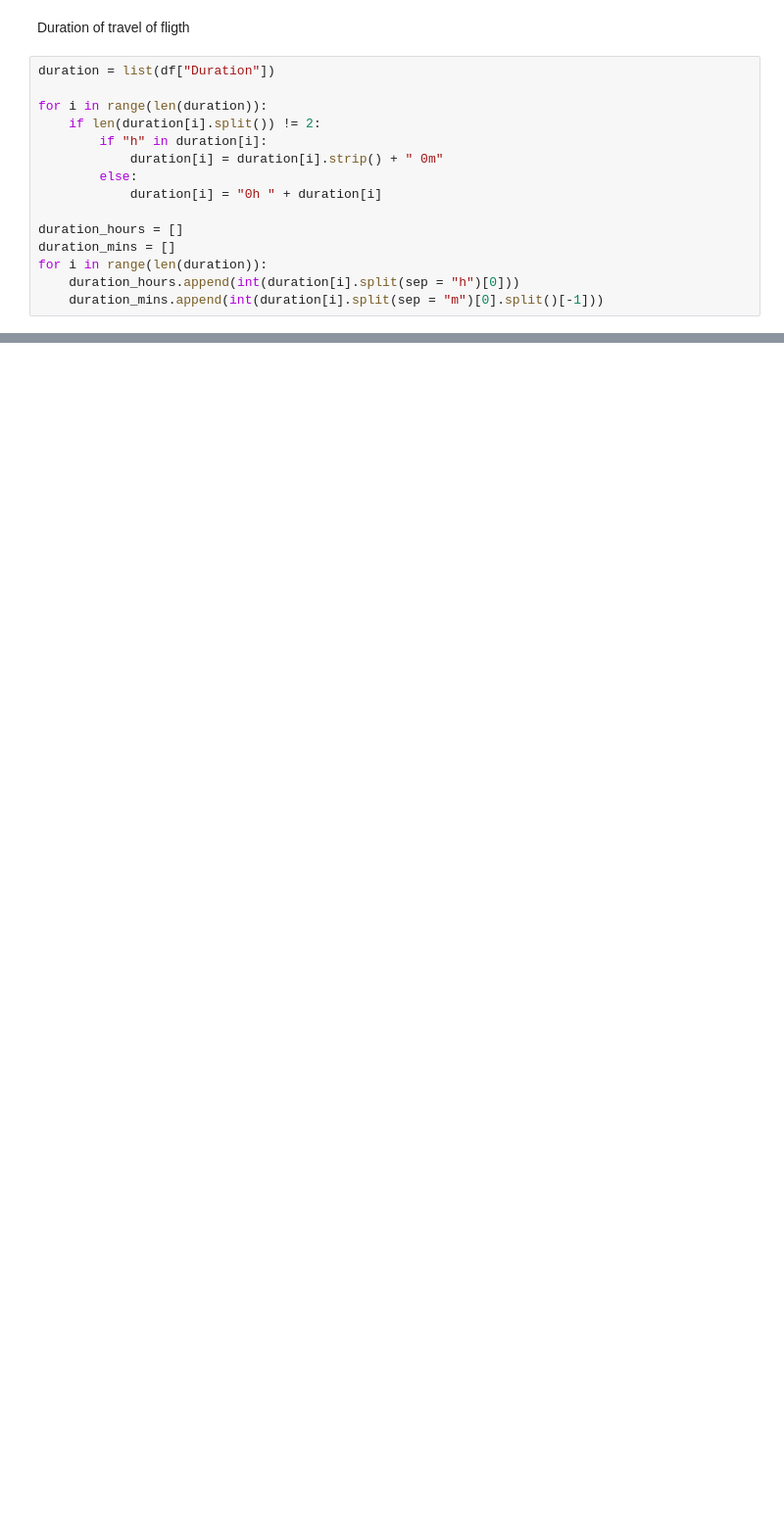
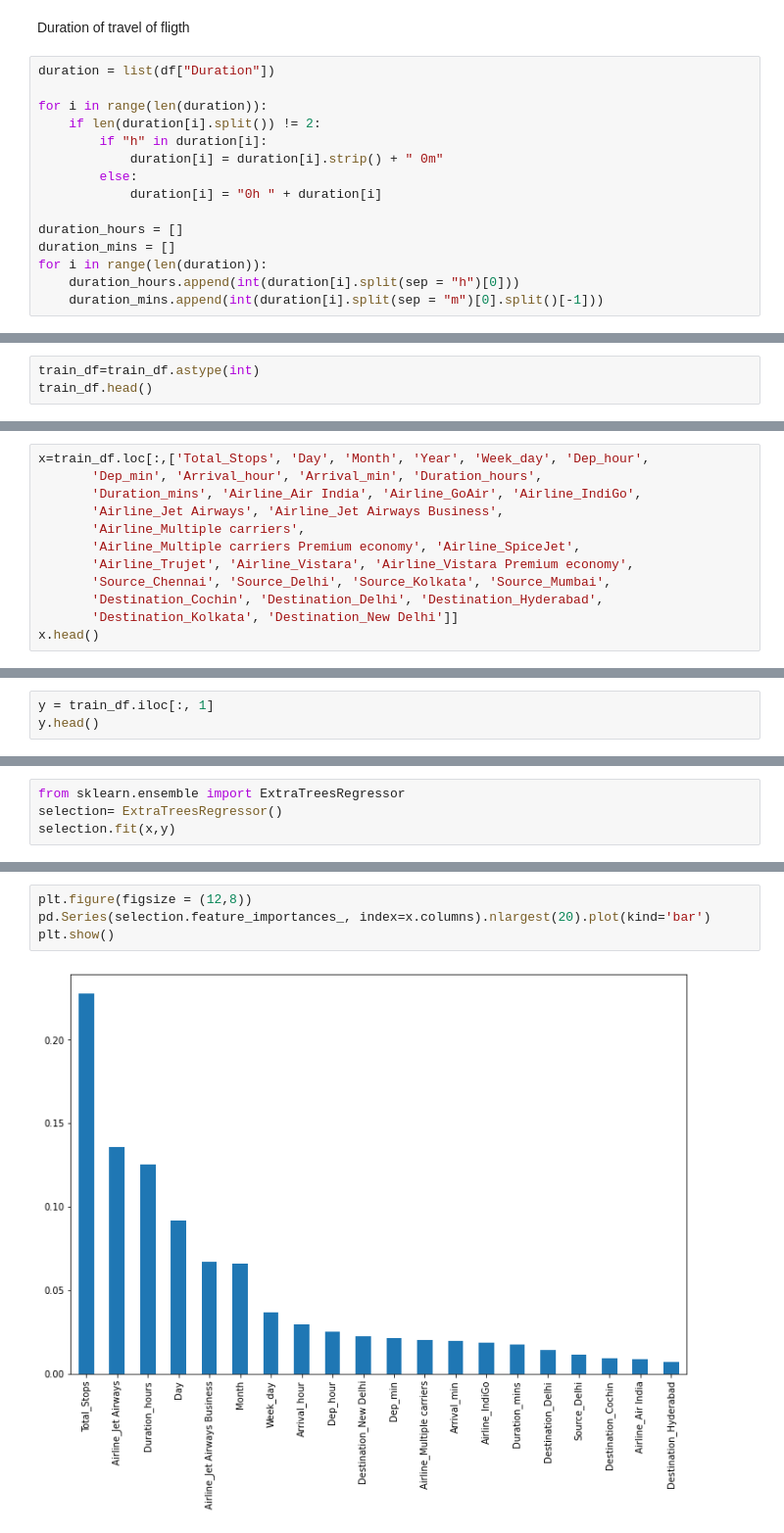
Before and after one commit to Tanujcbe/Fligth-Fare-Prediction, a Jupyter notebook: fligth_fare_prediction_.ipynb, the cells around one changed output, grey strips where cells are left out. Shown at 98% size. Drawn from its saved outputs; the diff is of its cells as text; blank space fills up the shorter version.

```diff
--- a/fligth_fare_prediction_.ipynb
+++ b/fligth_fare_prediction_.ipynb
@@ -172,0 +327,3 @@ df.head()
+# %%
+train_df=train_df.astype(int)
+train_df.head()
@@ -172,0 +478,12 @@ df.head()
+# %%
+x=train_df.loc[:,['Total_Stops', 'Day', 'Month', 'Year', 'Week_day', 'Dep_hour',
+       'Dep_min', 'Arrival_hour', 'Arrival_min', 'Duration_hours',
+       'Duration_mins', 'Airline_Air India', 'Airline_GoAir', 'Airline_IndiGo',
+       'Airline_Jet Airways', 'Airline_Jet Airways Business',
+       'Airline_Multiple carriers',
+       'Airline_Multiple carriers Premium economy', 'Airline_SpiceJet',
+       'Airline_Trujet', 'Airline_Vistara', 'Airline_Vistara Premium economy',
+       'Source_Chennai', 'Source_Delhi', 'Source_Kolkata', 'Source_Mumbai',
+       'Destination_Cochin', 'Destination_Delhi', 'Destination_Hyderabad',
+       'Destination_Kolkata', 'Destination_New Delhi']]
+x.head()
@@ -172,0 +499,3 @@ df.head()
+# %%
+y = train_df.iloc[:, 1]
+y.head()
@@ -172,0 +536,4 @@ df.head()
+# %%
+from sklearn.ensemble import ExtraTreesRegressor
+selection= ExtraTreesRegressor()
+selection.fit(x,y)
@@ -172,0 +559,6 @@ df.head()
+# %%
+plt.figure(figsize = (12,8))
+pd.Series(selection.feature_importances_, index=x.columns).nlargest(20).plot(kind='bar')
+plt.show()
+# %% [output]
+[figure, added]
```
Also changed, not shown: parts of 34 cells of this notebook.
